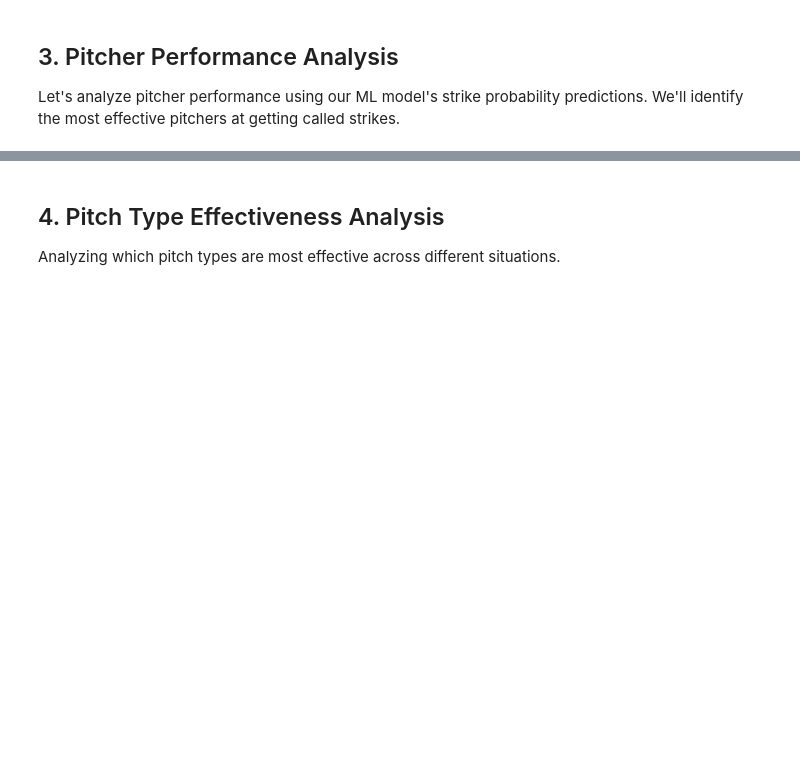
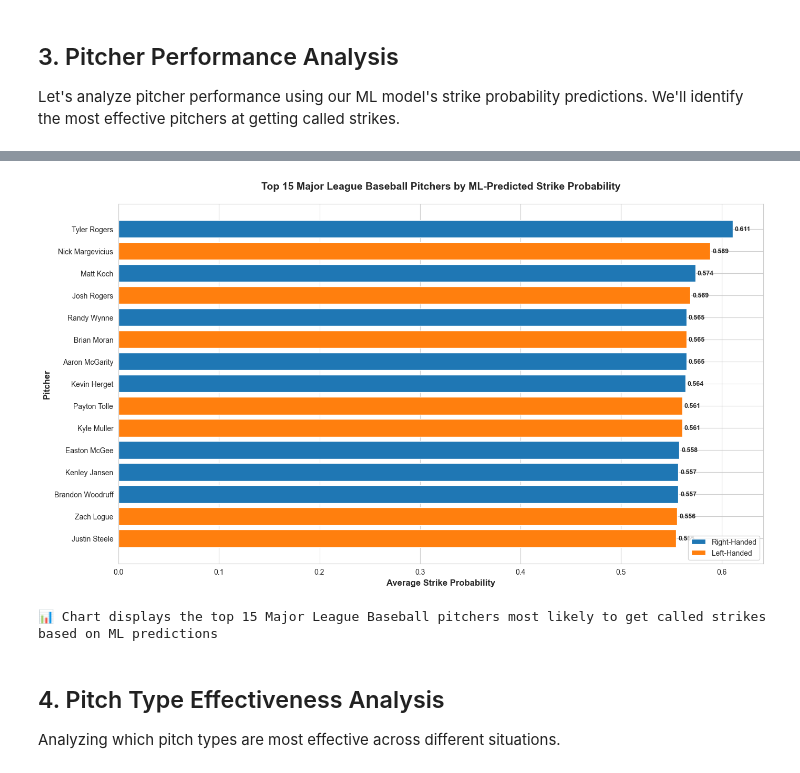
Before and after one commit to achelm15/databricks_demos, a Jupyter notebook: MLB GUMBO E2E/08-external-access.ipynb, the cells around one changed output, grey strips where cells are left out. Cells and saved outputs as stored; diff of their text form; code cells hidden in the pictures; blank space fills up the shorter version.

```diff
--- a/MLB GUMBO E2E/08-external-access.ipynb
+++ b/MLB GUMBO E2E/08-external-access.ipynb
@@ -208,32 +251,36 @@ print(pitcher_pd.to_string(index=False))
 # %%
 # Visualize top pitchers
 fig, ax = plt.subplots(figsize=(14, 8))
 
 # Take top 15 for better readability
 top_15 = pitcher_pd.head(15)
 colors = ['#1f77b4' if hand == 'Right' else '#ff7f0e' for hand in top_15['pitcher_hand_description']]
 
 bars = ax.barh(top_15['pitcher_full_name'], top_15['avg_strike_prob'], color=colors)
 ax.set_xlabel('Average Strike Probability', fontsize=12, fontweight='bold')
 ax.set_ylabel('Pitcher', fontsize=12, fontweight='bold')
-ax.set_title('Top 15 Pitchers by ML-Predicted Strike Probability', fontsize=14, fontweight='bold', pad=20)
+ax.set_title(f'Top 15 {LEAGUE_LEVEL} Pitchers by ML-Predicted Strike Probability',
+             fontsize=14, fontweight='bold', pad=20)
 ax.invert_yaxis()
 
 # Add value labels on bars
 for i, (bar, prob) in enumerate(zip(bars, top_15['avg_strike_prob'])):
     ax.text(prob + 0.002, bar.get_y() + bar.get_height()/2, f'{prob:.3f}',
             va='center', fontsize=9, fontweight='bold')
 
 # Add legend
 from matplotlib.patches import Patch
 legend_elements = [Patch(facecolor='#1f77b4', label='Right-Handed'),
                    Patch(facecolor='#ff7f0e', label='Left-Handed')]
 ax.legend(handles=legend_elements, loc='lower right', fontsize=10)
 
 plt.tight_layout()
 plt.show()
 
-print("\n📊 Chart displays the top 15 pitchers most likely to get called strikes based on ML predictions")
+print(f"\n📊 Chart displays the top 15 {LEAGUE_LEVEL} pitchers most likely to get called strikes based on ML predictions")
+# %% [output]
+[figure, added]
+📊 Chart displays the top 15 Major League Baseball pitchers most likely to get called strikes based on ML predictions
 # %% [markdown]
 ## 4. Pitch Type Effectiveness Analysis
 
```
Also changed, not shown: parts of 14 cells of this notebook, 1 other file.
